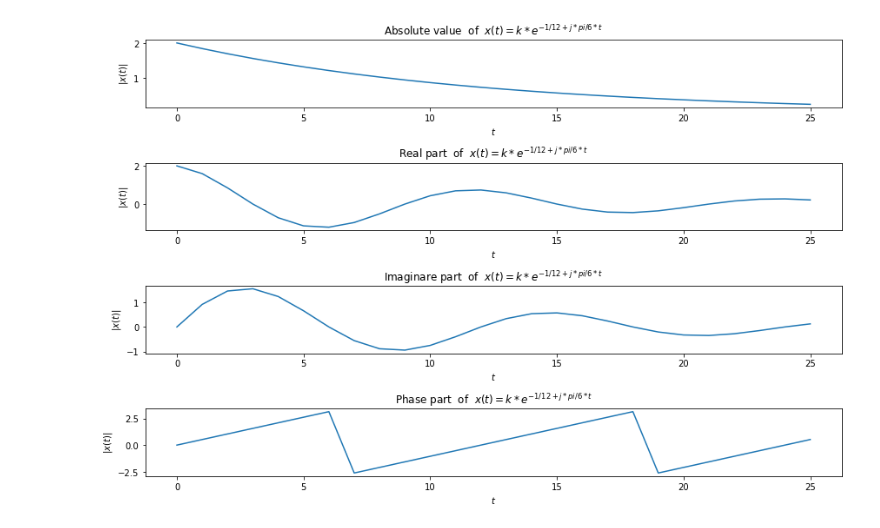
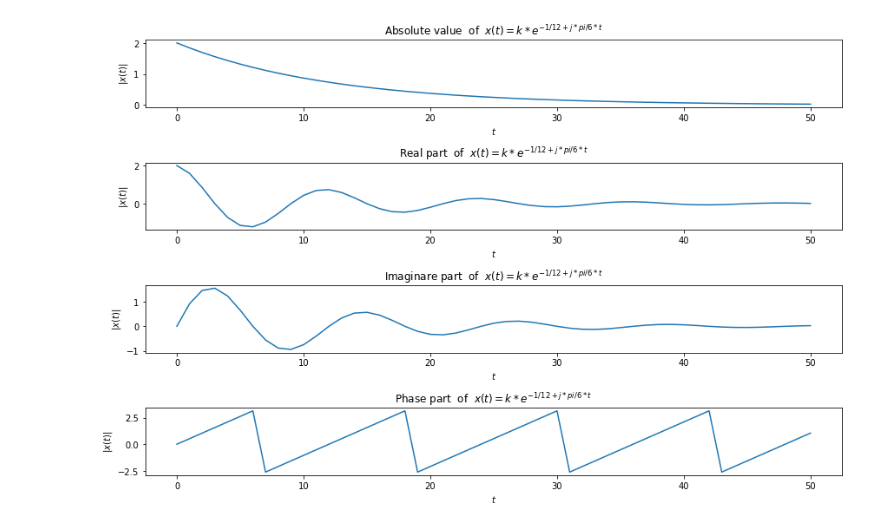
Before and after one commit to Sagor0078/Signal_and_Systems, a Jupyter notebook: 11.ipynb, the cells around one changed output. Cells and saved outputs as stored; diff of their text form; code cells hidden in the pictures.

```diff
--- a/11.ipynb
+++ b/11.ipynb
@@ -4,32 +4,32 @@
 import matplotlib.pyplot as plt
 import numpy as np
 
-t = np.array([0,1,2,3,4,5,6,7,8,9,10,11,12,13,14,15,16,17,18,19,20,21,22,23,24,25])
+t = np.arange(0,51)
 k = 2
 c = -(1/12) + (np.pi/6)*1j
 y = k*np.exp(c*t)
 
 plt.figure(figsize=(12,8))
 plt.subplot(4,1,1)
 plt.plot(t, np.abs(y))
 plt.xlabel(r'$t$')
 plt.ylabel(r'$|x(t)|$')
 plt.title(r'Absolute value  of  $x(t)=k*e^{-1/12 + j *pi/6* t}$');
 plt.subplot(4,1,2)
 plt.plot(t, y.real)
 plt.xlabel(r'$t$')
 plt.ylabel(r'$|x(t)|$')
 plt.title(r'Real part  of  $x(t)=k*e^{-1/12 + j *pi/6* t}$');
 plt.subplot(4,1,3)
 plt.plot(t, y.imag )
 plt.xlabel(r'$t$')
 plt.ylabel(r'$|x(t)|$')
 plt.title(r'Imaginare part  of  $x(t)=k*e^{-1/12 + j *pi/6* t}$');
 plt.subplot(4,1,4)
 plt.plot(t, np.angle((y)*360/(2*np.pi)))
 plt.xlabel(r'$t$')
 plt.ylabel(r'$|x(t)|$')
 plt.title(r'Phase part  of  $x(t)=k*e^{-1/12 + j *pi/6* t}$');
 plt.tight_layout()
 # %% [output]
-[figure, old version]
+[figure, new version]
```
